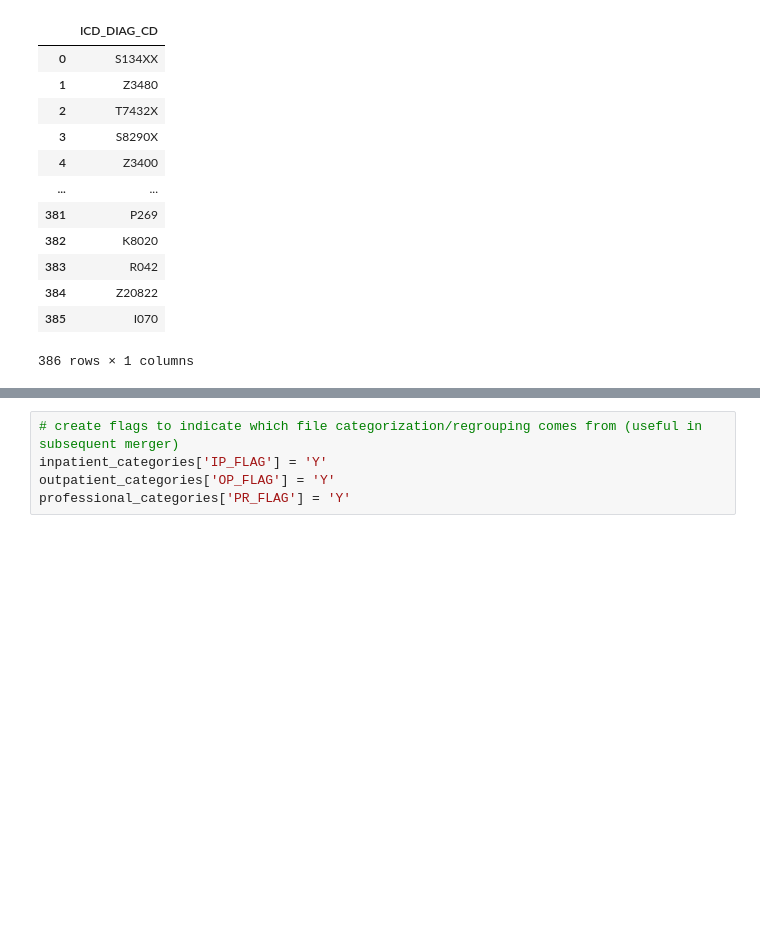
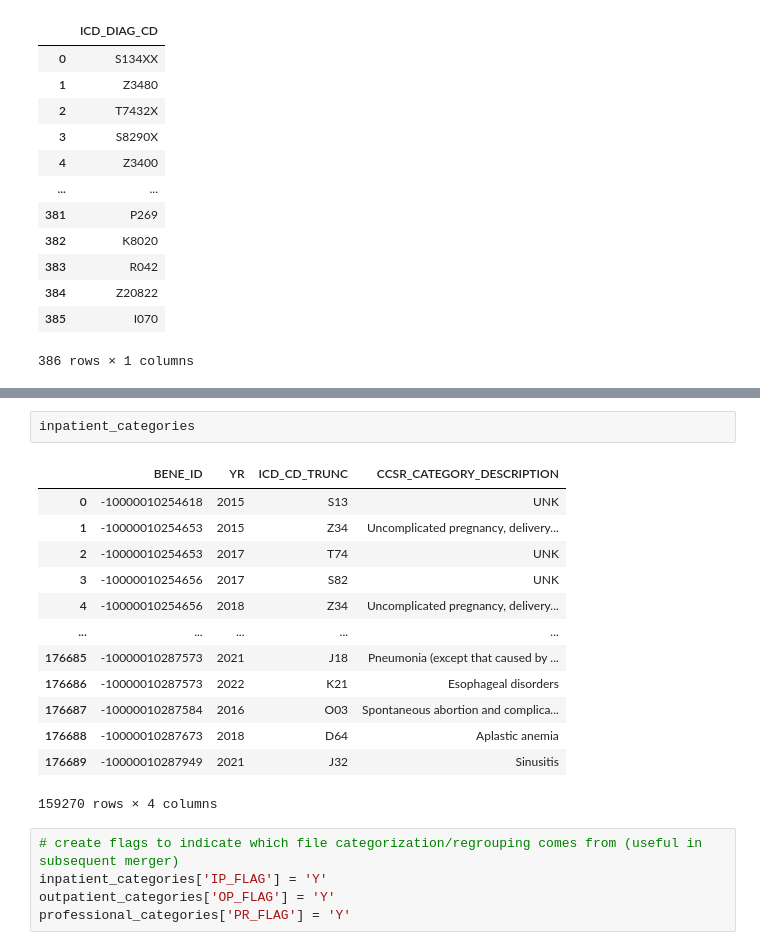
Before and after one commit to benabijah/EHR, a Jupyter notebook: icd10_grouping.ipynb, the cells around one changed output, grey strips where cells are left out. Drawn from its saved outputs; the diff is of its cells as text; blank space fills up the shorter version.

```diff
--- a/icd10_grouping.ipynb
+++ b/icd10_grouping.ipynb
@@ -129,3 +129,19 @@ professional_categories = professional_diagnosis.drop(columns=['ICD_DIAG_CD']).d
+# %%
+inpatient_categories
+# %% [output]
+|  | BENE_ID | YR | ICD_CD_TRUNC | CCSR_CATEGORY_DESCRIPTION |
+| 0 | -10000010254618 | 2015 | S13 | UNK |
+| 1 | -10000010254653 | 2015 | Z34 | Uncomplicated pregnancy, delivery... |
+| 2 | -10000010254653 | 2017 | T74 | UNK |
+| 3 | -10000010254656 | 2017 | S82 | UNK |
+| 4 | -10000010254656 | 2018 | Z34 | Uncomplicated pregnancy, delivery... |
+| ... | ... | ... | ... | ... |
+| 176685 | -10000010287573 | 2021 | J18 | Pneumonia (except that caused by ... |
+| 176686 | -10000010287573 | 2022 | K21 | Esophageal disorders |
+| 176687 | -10000010287584 | 2016 | O03 | Spontaneous abortion and complica... |
+| 176688 | -10000010287673 | 2018 | D64 | Aplastic anemia |
+| 176689 | -10000010287949 | 2021 | J32 | Sinusitis |
+159270 rows × 4 columns
 # %%
 # create flags to indicate which file categorization/regrouping comes from (useful in subsequent merger)
 inpatient_categories['IP_FLAG'] = 'Y'
```
Also changed, not shown: parts of 18 cells of this notebook.
